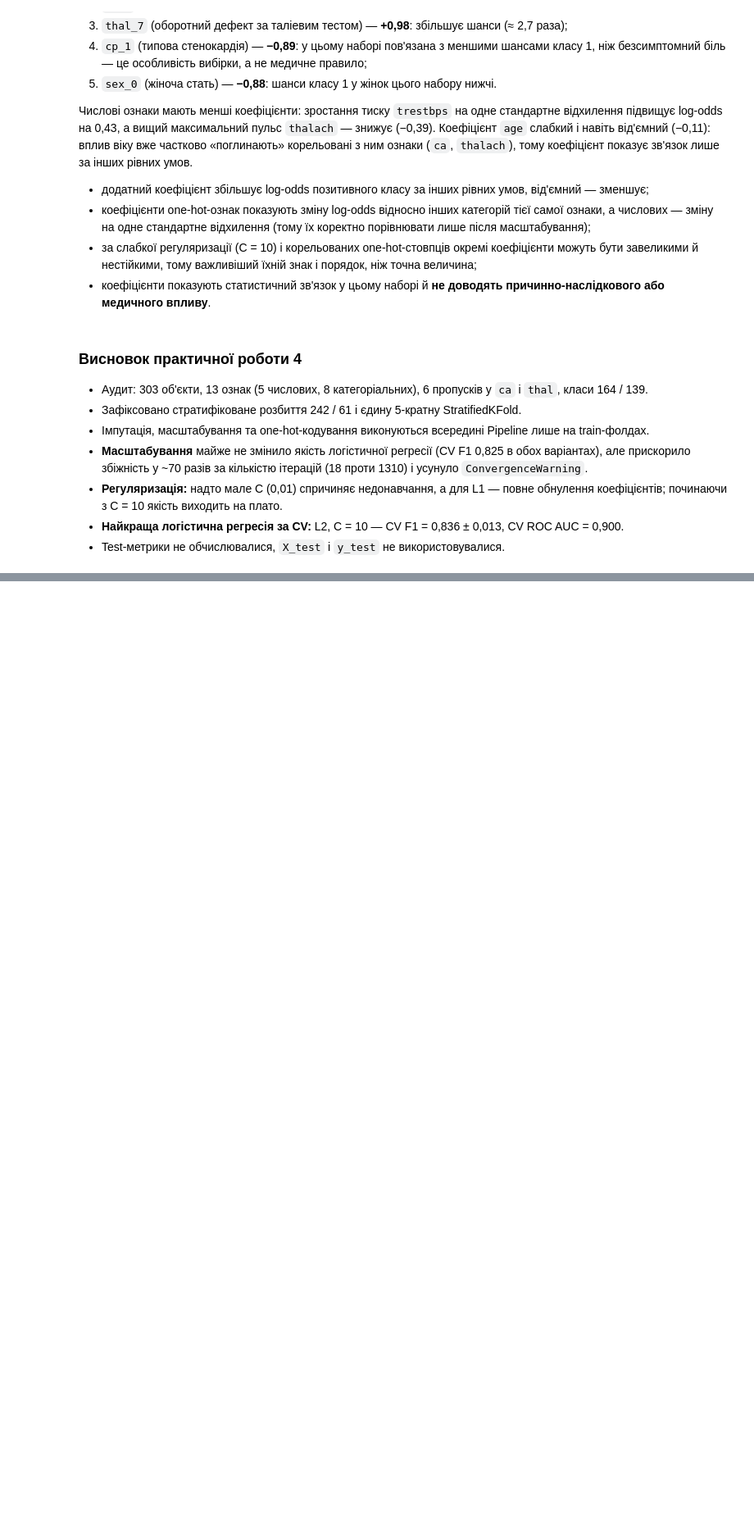
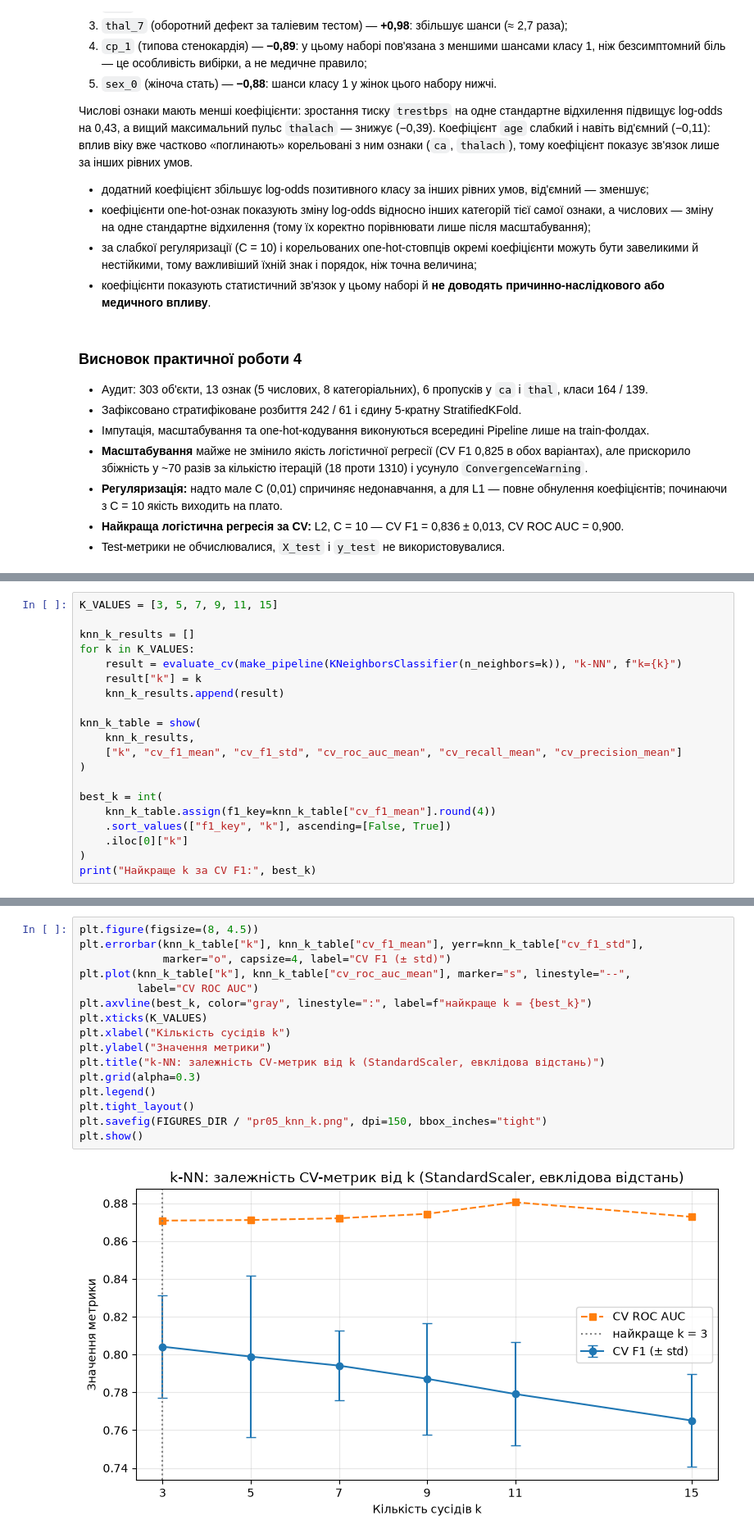
Before and after one commit to SDV284/pattern-recognition-practice, a Jupyter notebook: classification-mini-project/notebooks/PR04_Sviatishenko_D.ipynb, the cells around one changed output, grey strips where cells are left out. Shown at 82% size. Drawn from its saved outputs; the diff is of its cells as text; blank space fills up the shorter version.

Commit message:
Added kNN and probabilistic classifiers

```diff
--- a/classification-mini-project/notebooks/PR04_Sviatishenko_D.ipynb
+++ b/classification-mini-project/notebooks/PR04_Sviatishenko_D.ipynb
@@ -808,0 +862,20 @@ plt.show()
+# %%
+K_VALUES = [3, 5, 7, 9, 11, 15]
+
+knn_k_results = []
+for k in K_VALUES:
+    result = evaluate_cv(make_pipeline(KNeighborsClassifier(n_neighbors=k)), "k-NN", f"k={k}")
+    result["k"] = k
+    knn_k_results.append(result)
+
+knn_k_table = show(
+    knn_k_results,
+    ["k", "cv_f1_mean", "cv_f1_std", "cv_roc_auc_mean", "cv_recall_mean", "cv_precision_mean"]
+)
+
+best_k = int(
+    knn_k_table.assign(f1_key=knn_k_table["cv_f1_mean"].round(4))
+    .sort_values(["f1_key", "k"], ascending=[False, True])
+    .iloc[0]["k"]
+)
+print("Найкраще k за CV F1:", best_k)
@@ -808,0 +891,18 @@ plt.show()
+# %%
+plt.figure(figsize=(8, 4.5))
+plt.errorbar(knn_k_table["k"], knn_k_table["cv_f1_mean"], yerr=knn_k_table["cv_f1_std"],
+             marker="o", capsize=4, label="CV F1 (± std)")
+plt.plot(knn_k_table["k"], knn_k_table["cv_roc_auc_mean"], marker="s", linestyle="--",
+         label="CV ROC AUC")
+plt.axvline(best_k, color="gray", linestyle=":", label=f"найкраще k = {best_k}")
+plt.xticks(K_VALUES)
+plt.xlabel("Кількість сусідів k")
+plt.ylabel("Значення метрики")
+plt.title("k-NN: залежність CV-метрик від k (StandardScaler, евклідова відстань)")
+plt.grid(alpha=0.3)
+plt.legend()
+plt.tight_layout()
+plt.savefig(FIGURES_DIR / "pr05_knn_k.png", dpi=150, bbox_inches="tight")
+plt.show()
+# %% [output]
+[figure, added]
```
Also changed, not shown: parts of 25 cells of this notebook, 3 other files.
